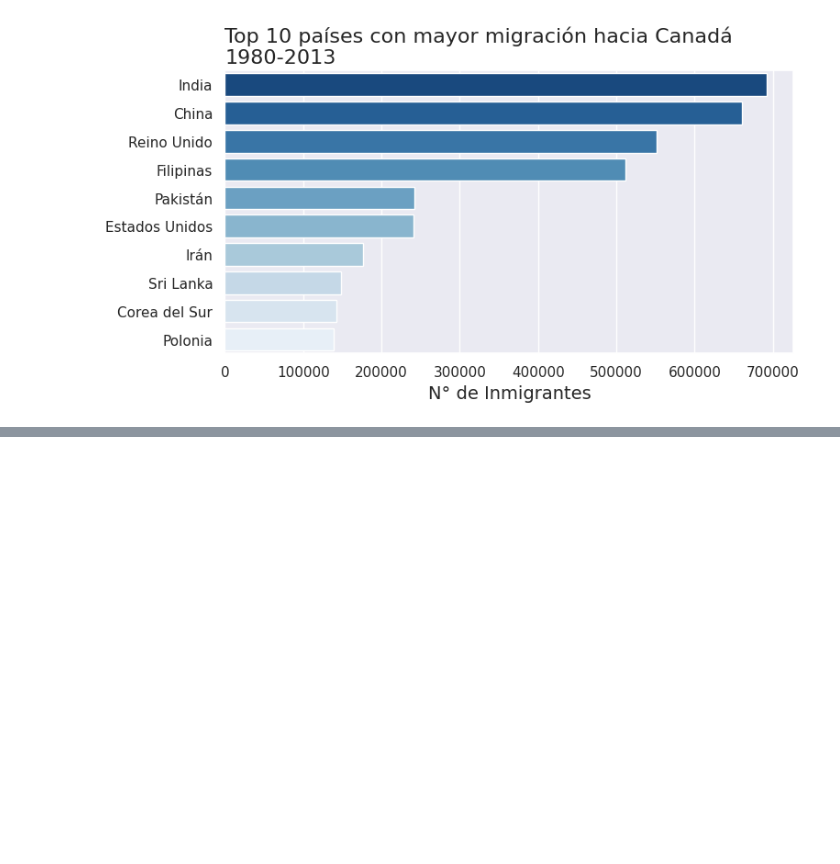
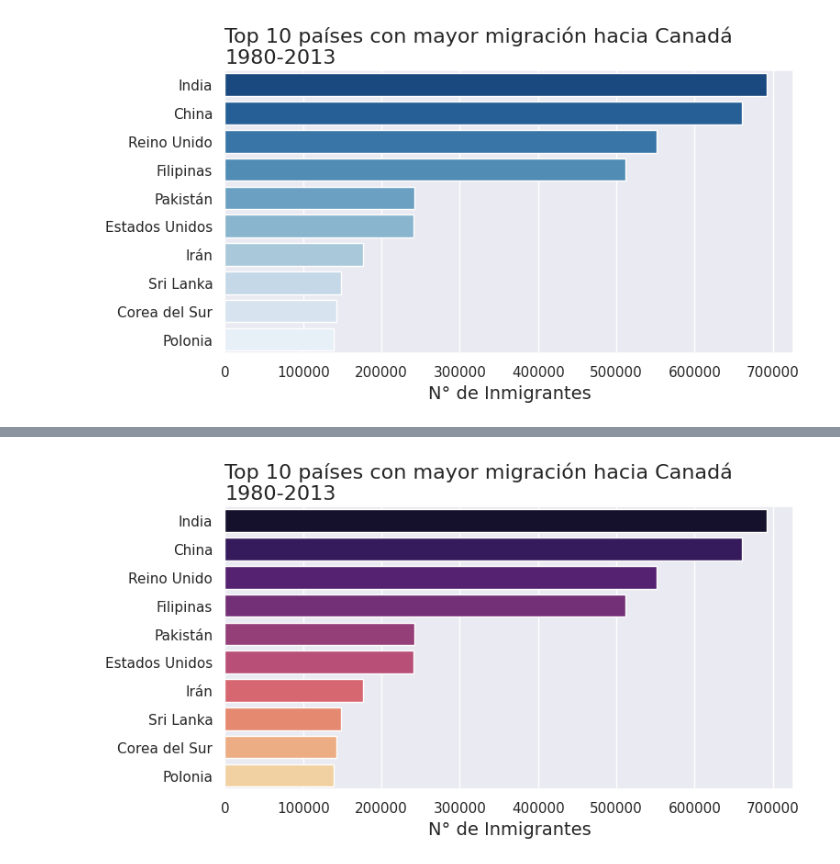
Before and after one commit to Nataliahfk/visualizacion_datos_graficos_python, a Jupyter notebook: visualizacion_de_datos_con_graficos_python.ipynb, the cells around one changed output, grey strips where cells are left out. Cells and saved outputs as stored; diff of their text form; code cells hidden in the pictures; blank space fills up the shorter version.

```diff
--- a/visualizacion_de_datos_con_graficos_python.ipynb
+++ b/visualizacion_de_datos_con_graficos_python.ipynb
@@ -476,0 +479,4 @@ generar_grafico('Blues_r')
+# %%
+generar_grafico('magma')
+# %% [output]
+[figure, added]
```
Also changed, not shown: parts of 4 cells of this notebook.
